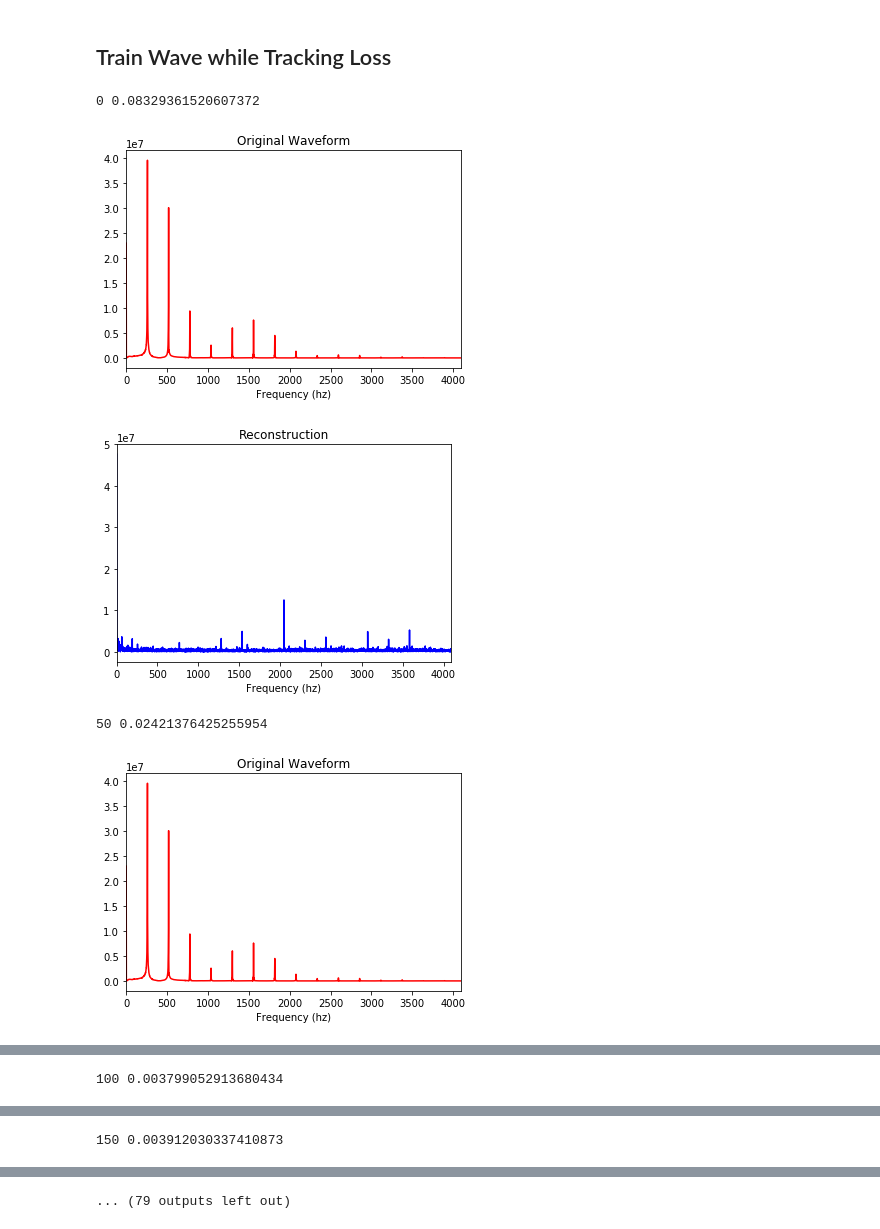
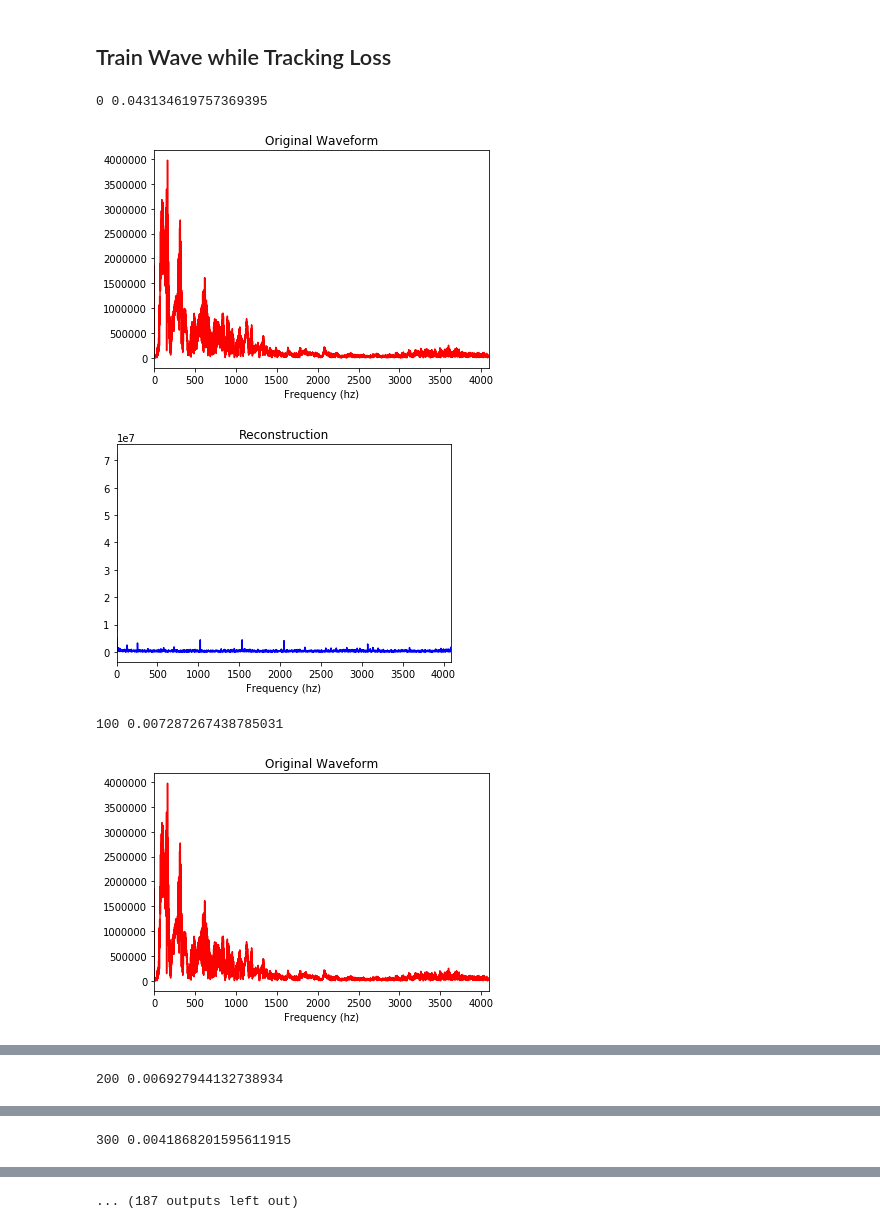
Before and after one commit to Sriram-Ravula/Sine_DIP, a Jupyter notebook: audio-testing.ipynb, the cells around one changed output, grey strips where cells are left out. Saved outputs shown, nothing was run; the diff lists cells and outputs as text; code cells hidden in the pictures.

Commit message:
Added audio networks

```diff
--- a/audio-testing.ipynb
+++ b/audio-testing.ipynb
@@ -29,9 +29,9 @@ env: CUDA_VISIBLE_DEVICES=0
 # %%
 #set up hyperparameters, net input/output sizes, and whether the problem is compressed sensing
 
-LR = 1e-3 # learning rate
+LR = 5e-4 # learning rate
 MOM = 0.9 # momentum
-NUM_ITER = 1500 # number iterations
+NUM_ITER = 10000 # number iterations
 WD = 1e-4 # weight decay for l2-regularization
 
 Z_NUM = 32 # input seed
@@ -48,7 +48,7 @@ compressed = True
 compressed_noisy = False
 
 if compressed:
-    num_measurements = 2048
+    num_measurements = 2000
 else:
     num_measurements = WAVE_LEN
 # %%
@@ -65,7 +65,7 @@ On GPU:  True
 # %% [markdown]
 ## Grab the training audio wave and set Net Hyperparams
 # %%
-wave = wavio.read("audio_data/testR.wav")
+wave = wavio.read("audio_data/speech-testing_8192hz_2s.wav")
 WAVE_RATE = wave.rate
 WAVE_LEN = wave.data.shape[0]
 WAVE_RES = wave.sampwidth
@@ -319,41 +319,38 @@ for i in range(NUM_ITER):
         cur_best_mse = mse_log[i]
         best_wave = wave
 
-    if (i%50 == 0):
+    if (i%100 == 0):
         print(i, mse_log[i])
 
         spectrum =np.fft.fft(y0[:,0])
         spectrum = abs(spectrum[0:round(len(spectrum)/2)]) # Just first half of the spectrum, as the second is the negative copy
 
         plt.figure()
         plt.plot(spectrum, 'r')
         plt.xlabel('Frequency (hz)')
         plt.title('Original Waveform')
         plt.xlim(0,WAVE_RATE/2)
         plt.show()
 
         plt.figure()
         plt.plot(abs(np.fft.fft(best_wave[:,0])[0:round(len(spectrum)/2)]), 'b')
         plt.xlabel('Frequency (hz)')
         plt.title('Reconstruction')
         plt.xlim(0, WAVE_RATE/2)
         plt.show()
 
-    if (i == NUM_ITER-1):
-        wavio.write("testR2.wav", wave, WAVE_RATE, sampwidth=WAVE_RES)
-
     loss.backward()
     optim.step()
 
 #calculate MSE between output wave and non-noisy original; and between noisy and original
 True_MSE = mse_log[NUM_ITER-1]
 print("Output MSE: ", round(True_MSE, 5))
 
 end = time.time()
 print("Execution Time: ", round(end-start, 2), "s")
 # %% [output]
-0 0.08329361520607372
+0 0.043134619757369395
-[figure, old version]
+[figure, new version]
-[figure, old version]
+[figure, new version]
-50 0.02421376425255954
+100 0.007287267438785031
-[figure, old version]
+[figure, new version]
@@ -361 +358 @@ print("Execution Time: ", round(end-start, 2), "s")
-100 0.003799052913680434
+200 0.006927944132738934
@@ -364 +361 @@ print("Execution Time: ", round(end-start, 2), "s")
-150 0.003912030337410873
+300 0.0041868201595611915
@@ -367,4 +364,4 @@ print("Execution Time: ", round(end-start, 2), "s")
-... (79 outputs left out)
+... (187 outputs left out)
 # %%
 from matplotlib.axes import Axes
 
```
Also changed, not shown: parts of 6 cells of this notebook, 6 other files.
